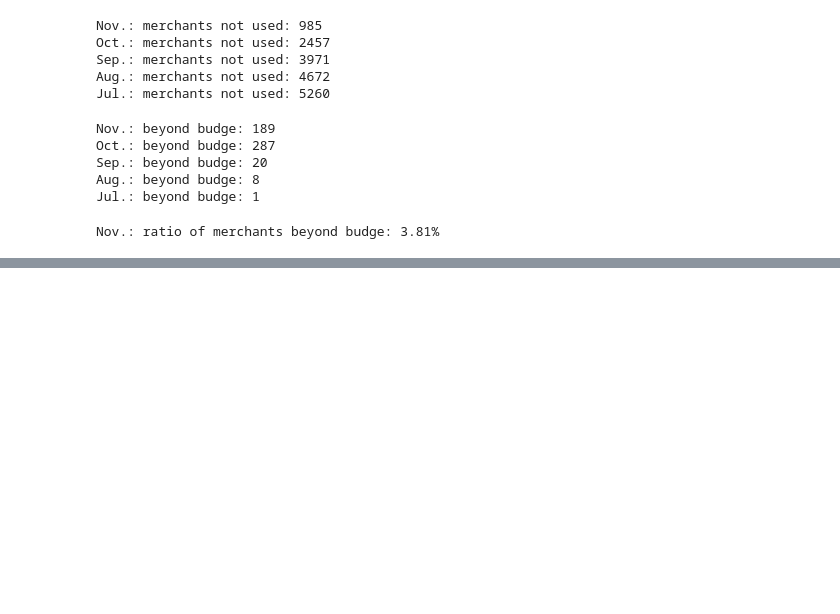
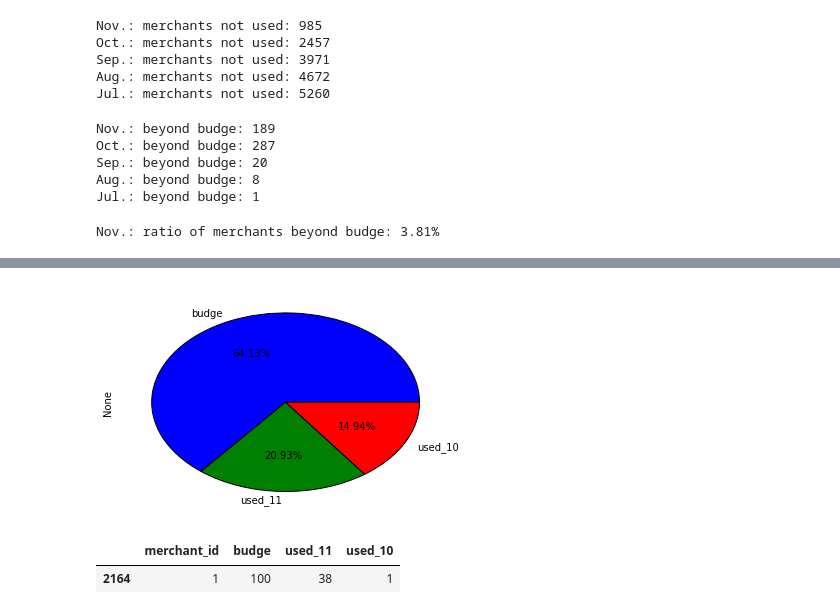
Before and after one commit to yfwz100/koubei-rec-2016, a Jupyter notebook: Budge-Evaluation.ipynb, the cells around one changed output, grey strips where cells are left out. Cells and saved outputs as stored; diff of their text form; code cells hidden in the pictures; blank space fills up the shorter version.

Commit message:
Add reference budge.

```diff
--- a/Budge-Evaluation.ipynb
+++ b/Budge-Evaluation.ipynb
@@ -208,0 +211,12 @@ Nov.: ratio of merchants beyond budge: 3.81%
+# %%
+merchant_recent_budge = pd.merge(
+    merchant[['merchant_id', 'budge']],
+    pd.merge(
+        koubei11.reset_index()[['merchant_id', 'used']], koubei10.reset_index()[['merchant_id', 'used']],
+        on='merchant_id', suffixes=('_11', '_10')
+    ),
+    on='merchant_id'
+).set_index('merchant_id')
+merchant_recent_budge[''] = merchant_recent_budge.apply(lambda g: min(g[0], max(g[1], g[2])), axis=1)
+merchant_recent_budge.to_csv('data/merchant_recent_budge.csv')
+merchant_recent_budge.head()
@@ -208,0 +230,9 @@ Nov.: ratio of merchants beyond budge: 3.81%
+# %%
+merchant_recent_budge[['budge', 'used_11', 'used_10']].sum().plot.pie(autopct='%.2f%%');
+# %% [output]
+[figure, added]
+# %%
+merchant_recent_budge[merchant_recent_budge.merchant_id==1]
+# %% [output]
+|  | merchant_id | budge | used_11 | used_10 |
+| 2164 | 1 | 100 | 38 | 1 |
```
Also changed, not shown: parts of 4 cells of this notebook.
